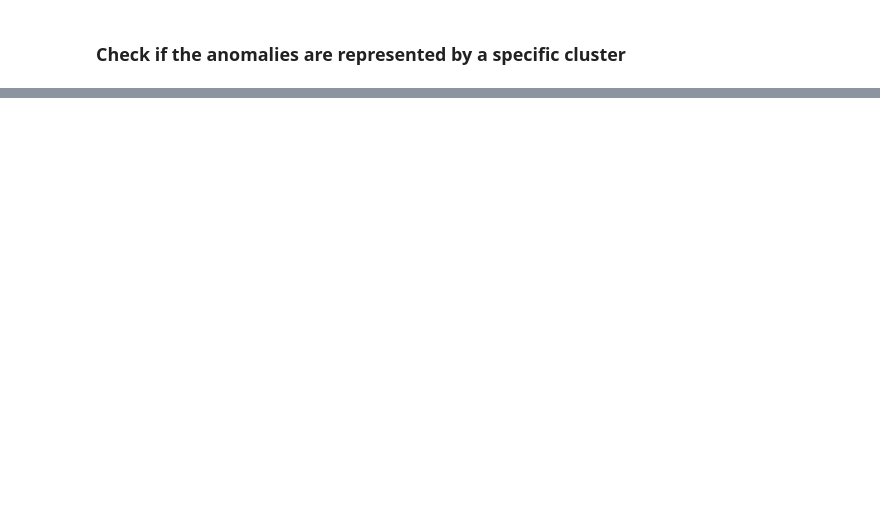
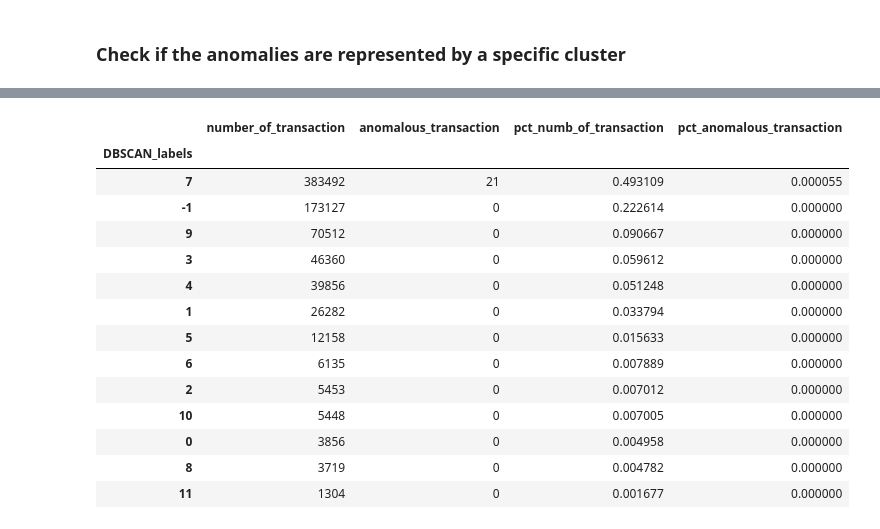
Before and after one commit to erikapaceep/eth_fraud_detection, a Jupyter notebook: notebook/7DBSCAN.ipynb, the cells around one changed output, grey strips where cells are left out. Cells and saved outputs as stored; diff of their text form; code cells hidden in the pictures; blank space fills up the shorter version.

```diff
--- a/notebook/7DBSCAN.ipynb
+++ b/notebook/7DBSCAN.ipynb
@@ -218,0 +147,7 @@ len(train_data_dbscan_cluster_min1)
+# %%
+# Merge X, y and DBSCAN labels
+Xtrain.reset_index(drop=True, inplace=True)
+ytrain.reset_index(drop=True, inplace=True)
+train_data_dbscan_labels = pd.merge(Xtrain,ytrain,left_index=True,right_index=True)
+train_data_dbscan_labels = pd.merge(train_data_dbscan_labels,df_labels,left_index=True,right_index=True)
+train_data_dbscan_labels.head()
@@ -218,0 +161,28 @@ len(train_data_dbscan_cluster_min1)
+# %%
+aggreagation={
+    'transaction_flag':['count','sum']
+}
+
+dbscan_summary = train_data_dbscan_labels.groupby('DBSCAN_labels').agg(aggreagation)
+dbscan_summary.index
+dbscan = pd.DataFrame(data=dbscan_summary.values, index=dbscan_summary.index, columns=['number_of_transaction','anomalous_transaction'])
+dbscan['pct_numb_of_transaction'] = dbscan['number_of_transaction']/len(train_data_dbscan_labels)
+dbscan['pct_anomalous_transaction'] = dbscan['anomalous_transaction']/dbscan['number_of_transaction']
+dbscan.sort_values(by=['number_of_transaction'],inplace=True, ascending=False)
+dbscan
+# %% [output]
+|  | number_of_transaction | anomalous_transaction | pct_numb_of_transaction | pct_anomalous_transaction |
+| DBSCAN_labels |  |  |  |  |
+| 7 | 383492 | 21 | 0.493109 | 0.000055 |
+| -1 | 173127 | 0 | 0.222614 | 0.000000 |
+| 9 | 70512 | 0 | 0.090667 | 0.000000 |
+| 3 | 46360 | 0 | 0.059612 | 0.000000 |
+| 4 | 39856 | 0 | 0.051248 | 0.000000 |
+| 1 | 26282 | 0 | 0.033794 | 0.000000 |
+| 5 | 12158 | 0 | 0.015633 | 0.000000 |
+| 6 | 6135 | 0 | 0.007889 | 0.000000 |
+| 2 | 5453 | 0 | 0.007012 | 0.000000 |
+| 10 | 5448 | 0 | 0.007005 | 0.000000 |
+| 0 | 3856 | 0 | 0.004958 | 0.000000 |
+| 8 | 3719 | 0 | 0.004782 | 0.000000 |
+| 11 | 1304 | 0 | 0.001677 | 0.000000 |
```
Also changed, not shown: parts of 18 cells of this notebook, 15 other files.
